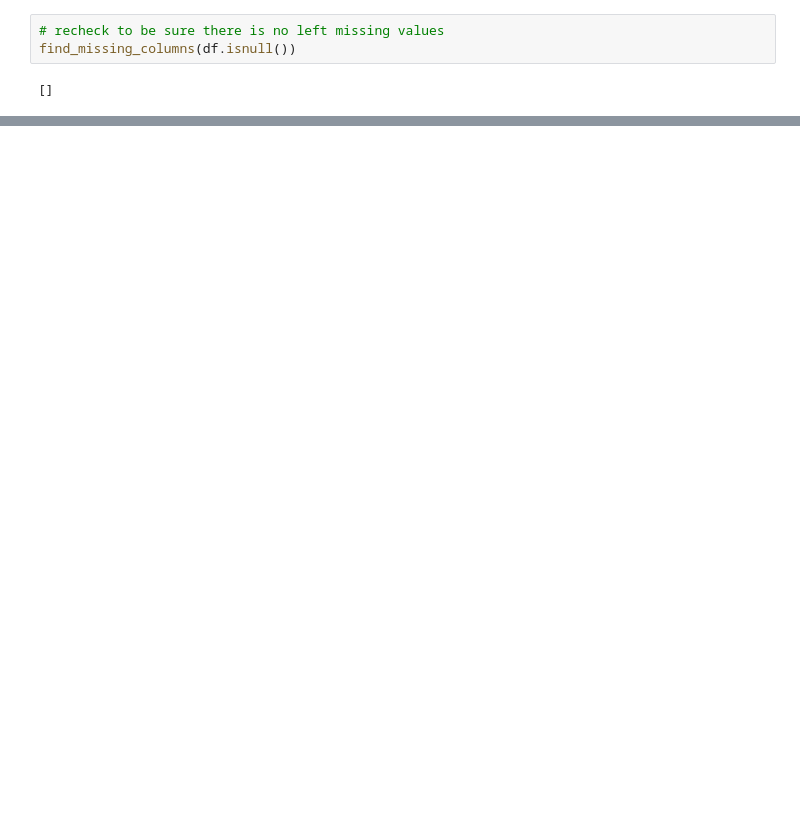
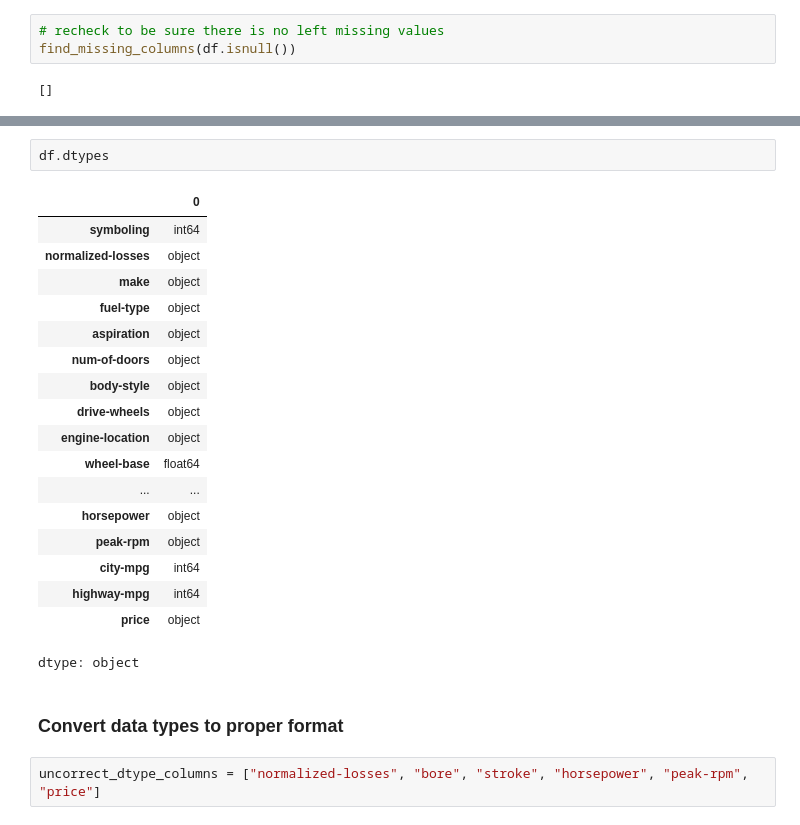
Before and after one commit to fateme-alk/learning, a Jupyter notebook: IBM_data_analysis/cleaned_automobile_dataset.ipynb, the cells around one changed output, grey strips where cells are left out. Saved outputs shown, nothing was run; the diff lists cells and outputs as text; blank space fills up the shorter version.

```diff
--- a/IBM_data_analysis/cleaned_automobile_dataset.ipynb
+++ b/IBM_data_analysis/cleaned_automobile_dataset.ipynb
@@ -248,0 +288,25 @@ find_missing_columns(df.isnull())
+# %%
+df.dtypes
+# %% [output]
+|  | 0 |
+| symboling | int64 |
+| normalized-losses | object |
+| make | object |
+| fuel-type | object |
+| aspiration | object |
+| num-of-doors | object |
+| body-style | object |
+| drive-wheels | object |
+| engine-location | object |
+| wheel-base | float64 |
+| ... | ... |
+| horsepower | object |
+| peak-rpm | object |
+| city-mpg | int64 |
+| highway-mpg | int64 |
+| price | object |
+dtype: object
+# %% [markdown]
+### Convert data types to proper format
+# %%
+uncorrect_dtype_columns = ["normalized-losses", "bore", "stroke", "horsepower", "peak-rpm", "price"]
```
Also changed, not shown: parts of 24 cells of this notebook.
